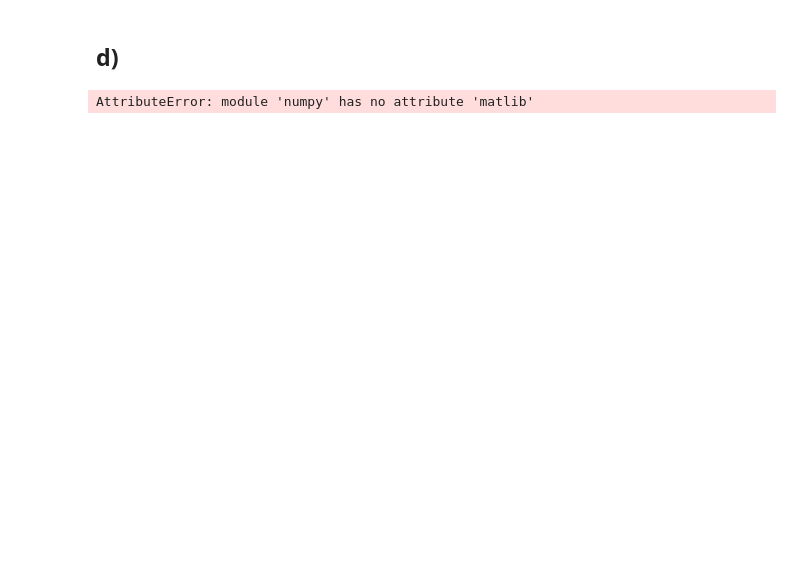
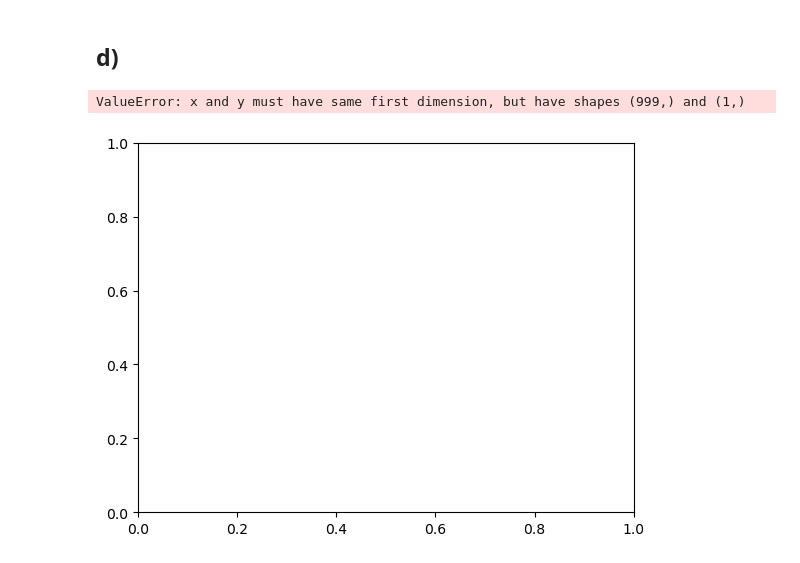
Before and after one commit to loganmachale/PHYS-305, a Jupyter notebook: Assignment 5/Assignment 5.ipynb, the cells around one changed output. Cells and saved outputs as stored; diff of their text form; code cells hidden in the pictures; blank space fills up the shorter version.

```diff
--- a/Assignment 5/Assignment 5.ipynb
+++ b/Assignment 5/Assignment 5.ipynb
@@ -127,4 +121,0 @@ I_arr = pre_intensity
-# %%
-a = np.array([[1,2,3],[1,2,3]])
-# %% [output]
-AttributeError: module 'numpy' has no attribute 'matlib'
@@ -130,0 +138,45 @@ AttributeError: module 'numpy' has no attribute 'matlib'
+# %%
+def G(T, N_kicks, I):
+    return 1 / (N_kicks - T) * np.sum((I[: -T] - np.mean(I)) * (I[T:] - np.mean(I)) / (np.mean(I) ** 2))
+
+def simulate(L, N_p, N_kicks, kick_mean, kick_std, x_0, center, tau_range):
+    f = np.random.randint(0, L, N_p, dtype=np.int32)
+    f = np.tile(f, (N_kicks+1, 1))
+
+    kicks = np.random.normal(loc=kick_mean, scale=kick_std, size=(N_kicks, N_p)).astype(np.int32)
+    dist = np.cumsum(kicks, axis=0)
+    f[1:, :] += dist
+    f = f % L
+
+    pre_intensity = np.zeros((N_kicks + 1, L), dtype=np.int32)
+    for i in range(N_kicks + 1):
+        pre_intensity[i] = np.bincount(f[i], minlength=L)
+
+    I_arr = pre_intensity.astype(np.float64)
+    W_arr =  W(np.arange(L), x_0, center)
+    I_arr *= W_arr
+
+    I = np.sum(I_arr, axis=1)
+
+    G_arr = np.zeros(len(tau_range), dtype=np.int32)
+
+    for n, tau in enumerate(tau_range):
+        G_val = G(tau, N_kicks, I)
+        G_arr[n] = G_val
+
+    return G_arr
+
+sims = 10
+tau_range = np.arange(1, int(1E3)).astype(np.int32)
+G_arr = np.zeros(shape=(sims, max(tau_range)))
+
+for i in range(sims):
+    G_temp = simulate(L, N_p, N_kicks, kick_mean, kick_std, x_0, center, tau_range)
+    G_arr[i] = G_temp
+
+mean_G = np.mean(G_arr, axis=0)
+# %%
+plt.plot(tau_range, mean_G)
+# %% [output]
+ValueError: x and y must have same first dimension, but have shapes (999,) and (1,)
+[figure, added]
```
Also changed, not shown: parts of 3 cells of this notebook.
